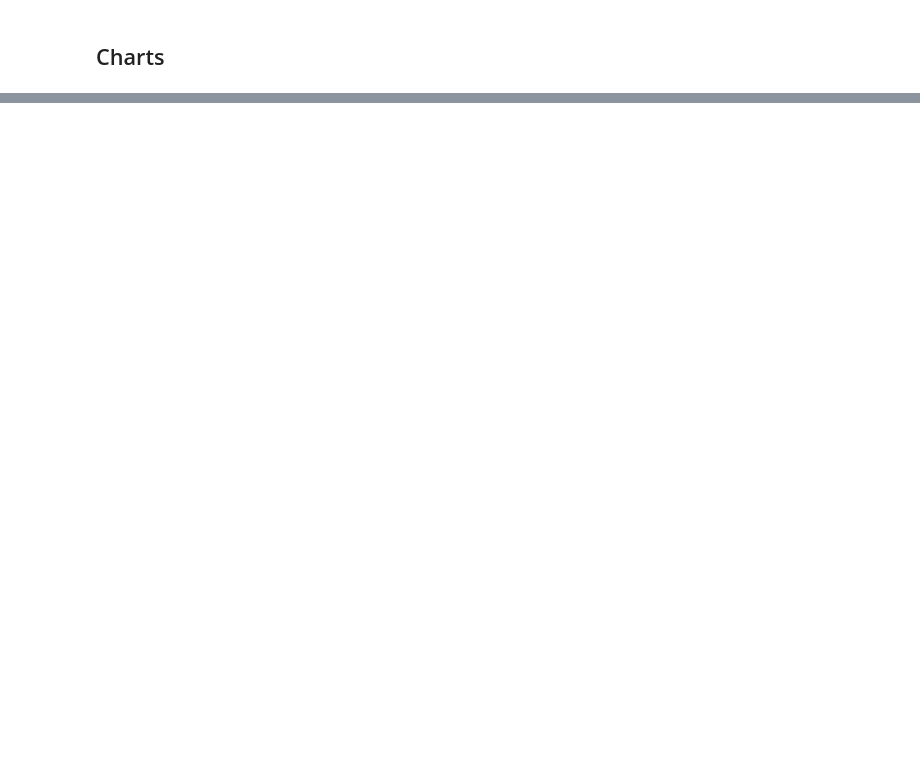
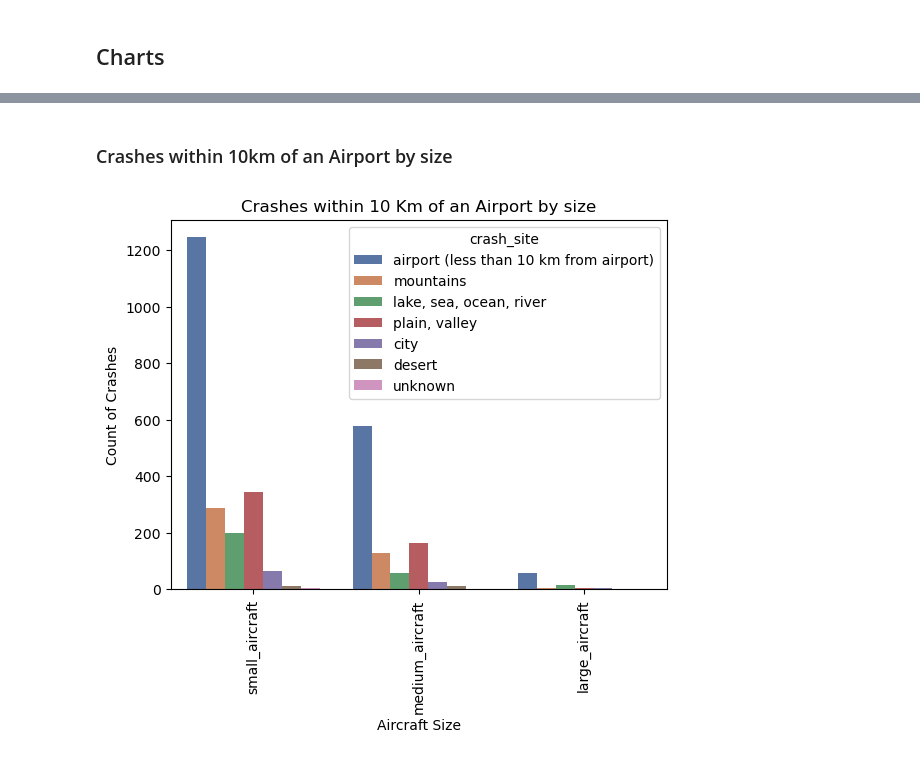
Before and after one commit to Haydnj94/flight-crashes, a Jupyter notebook: findings.ipynb, the cells around one changed output, grey strips where cells are left out. Saved outputs shown, nothing was run; the diff lists cells and outputs as text; code cells hidden in the pictures; blank space fills up the shorter version.

```diff
--- a/findings.ipynb
+++ b/findings.ipynb
@@ -552,0 +557,12 @@ flight_phase_distribution.plot(
+# %% [markdown]
+### Crashes within 10km of an Airport by size
+# %%
+df_loc_size2 = df_aircrafts_crashed[df_aircrafts_crashed["size_cat"].notna()]
+sns.countplot(x="size_cat", hue="crash_site", data=df_loc_size2, palette="deep")
+plt.title("Crashes within 10 Km of an Airport by size")
+plt.xlabel("Aircraft Size")
+plt.ylabel("Count of Crashes")
+plt.xticks(rotation=90)
+plt.show()
+# %% [output]
+[figure, added]
```
Also changed, not shown: parts of 20 cells of this notebook.
